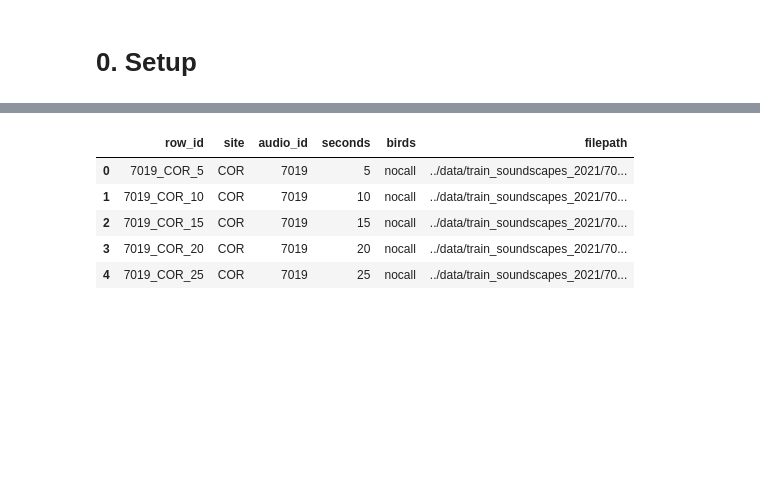
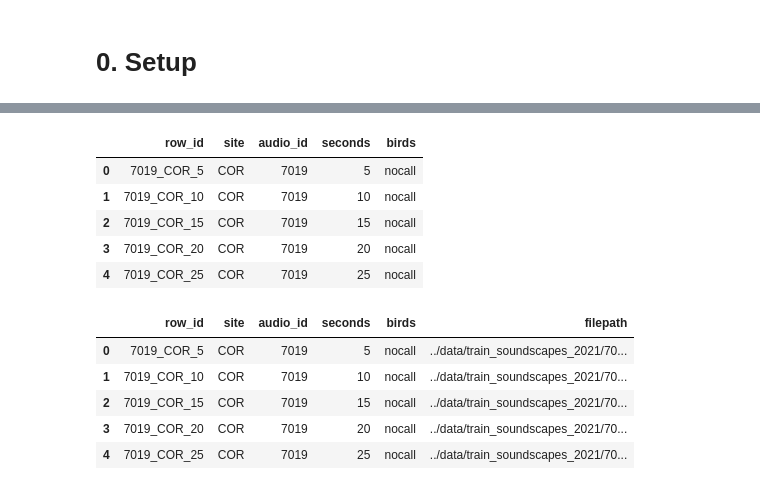
Before and after one commit to AmziJeffs/Erdos_birdCLEF, a Jupyter notebook: scripts/birdcall_detection.ipynb, the cells around one changed output, grey strips where cells are left out. Drawn from its saved outputs; the diff is of its cells as text; code cells hidden in the pictures; blank space fills up the shorter version.

```diff
--- a/scripts/birdcall_detection.ipynb
+++ b/scripts/birdcall_detection.ipynb
@@ -60,2 +53,11 @@ sounds = pd.read_csv(DATA_DIR+'train_soundscape_2021_labels.csv')
+# %%
+sounds.head()
+# %% [output]
+|  | row_id | site | audio_id | seconds | birds |
+| 0 | 7019_COR_5 | COR | 7019 | 5 | nocall |
+| 1 | 7019_COR_10 | COR | 7019 | 10 | nocall |
+| 2 | 7019_COR_15 | COR | 7019 | 15 | nocall |
+| 3 | 7019_COR_20 | COR | 7019 | 20 | nocall |
+| 4 | 7019_COR_25 | COR | 7019 | 25 | nocall |
 # %%
 def get_filepath(row):
```
Also changed, not shown: parts of 14 cells of this notebook.
